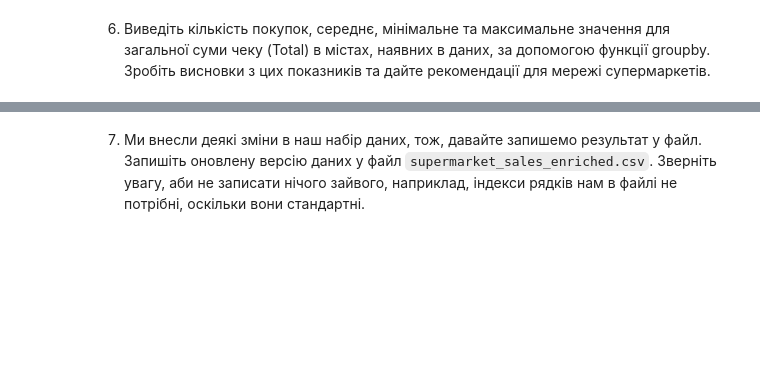
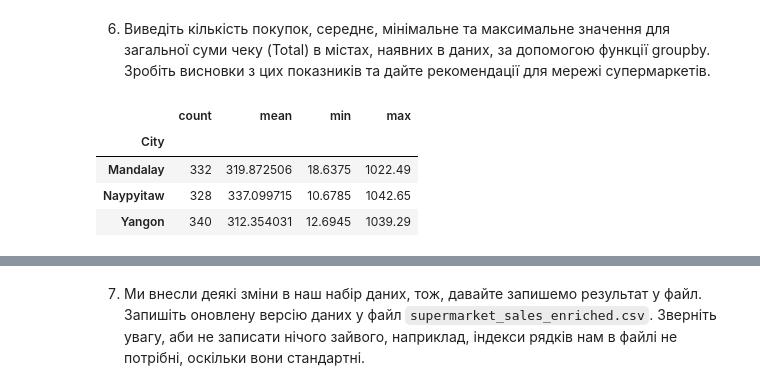
Before and after one commit to oleg-zao/My-Python-Home-Work, a Jupyter notebook: hw_3_3_Розширені_методи_обробки_даних_у_Pandas_.ipynb, the cells around one changed output, grey strips where cells are left out. Cells and saved outputs as stored; diff of their text form; code cells hidden in the pictures; blank space fills up the shorter version.

```diff
--- a/hw_3_3_Розширені_методи_обробки_даних_у_Pandas_.ipynb
+++ b/hw_3_3_Розширені_методи_обробки_даних_у_Pandas_.ipynb
@@ -182,3 +195,20 @@ dtype: int64
 # %% [markdown]
 6. Виведіть кількість покупок, середнє, мінімальне та максимальне значення для загальної суми чеку (Total) в містах, наявних в даних, за допомогою функції groupby.
 Зробіть висновки з цих показників та дайте рекомендації для мережі супермаркетів.
+# %%
+# Обчислюємо кількість покупок, середнє, мінімальне та максимальне значення чеку для кожного міста
+summary_stats_by_city = df.groupby('City')['Total'].agg(
+    count='count',
+    mean='mean',
+    min='min',
+    max='max'
+)
+
+# Виводимо результат
+display(summary_stats_by_city)
+# %% [output]
+|  | count | mean | min | max |
+| City |  |  |  |  |
+| Mandalay | 332 | 319.872506 | 18.6375 | 1022.49 |
+| Naypyitaw | 328 | 337.099715 | 10.6785 | 1042.65 |
+| Yangon | 340 | 312.354031 | 12.6945 | 1039.29 |
```
Also changed, not shown: parts of 3 cells of this notebook.
